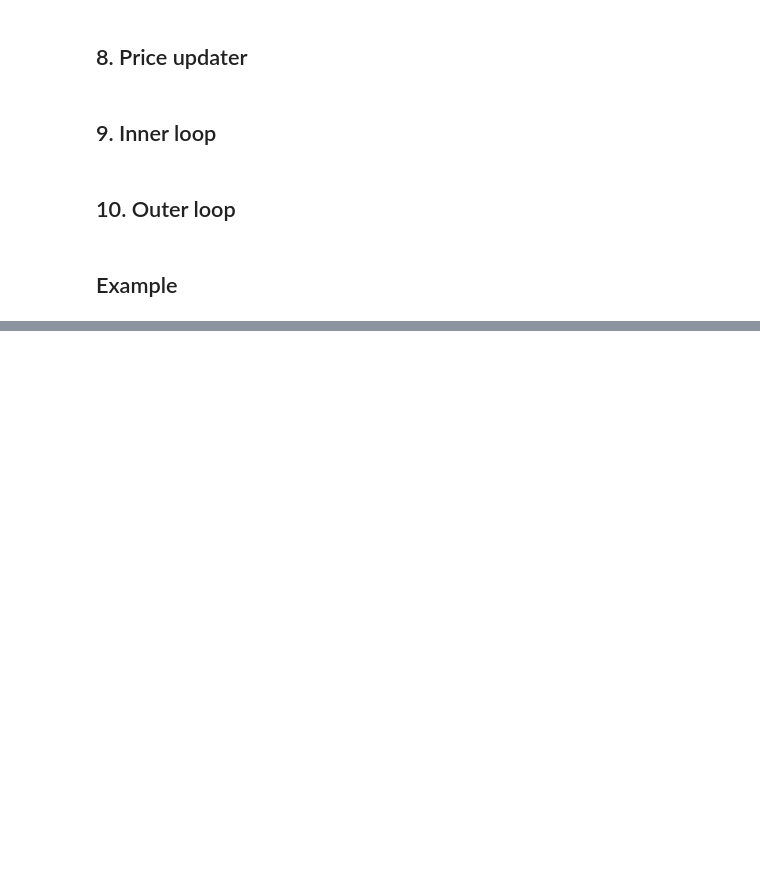
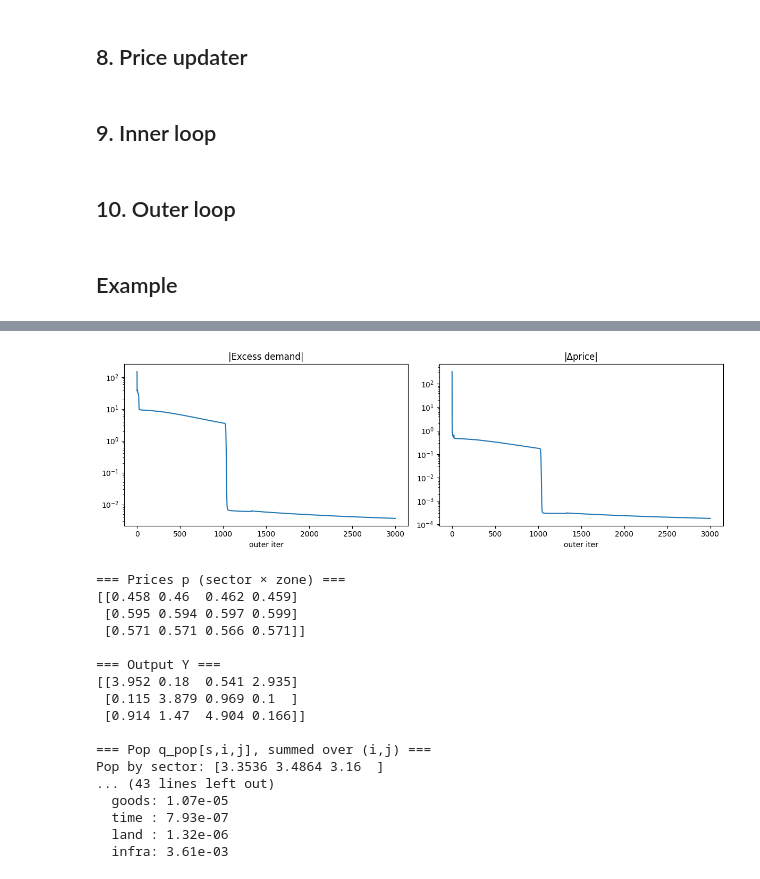
Before and after one commit to JulietteAnglade/optimal_network, a Jupyter notebook: test_optimal_network.ipynb, the cells around one changed output, grey strips where cells are left out. Cells and saved outputs as stored; diff of their text form; code cells hidden in the pictures; blank space fills up the shorter version.

Commit message:
good tests

```diff
--- a/test_optimal_network.ipynb
+++ b/test_optimal_network.ipynb
@@ -255,6 +321,7 @@ class ModelState:
 
     c: np.ndarray                                 # consumption, shape (S, S, I, J)
     l_res: np.ndarray                             # residential land, shape (S, I, J)
+    f : np.ndarray                                # leisure time, shape (S, I, J)
 
 
     # ---- Flows (inner loop) ----
@@ -719,15 +822,15 @@ class InnerLoopSolver:
         self.transport_block = transport_block
         self.logger = ConvergenceLoggerInner()
 
-    def solve(self, state, params):
-        for t in range(params.T_inner):
+    def solve(self, state, params, hyperparams, t_outer):
+        for t in range(hyperparams.T_inner):
             Q_hat_old = state.Q_hat.copy()
             gamma_old = state.gamma.copy()
-            self.transport_block.solve(state, params)
+            self.transport_block.solve(state, params, hyperparams, t_outer * hyperparams.T_inner + t)
             dQ = np.linalg.norm(state.Q_hat - Q_hat_old)
             dg = np.linalg.norm(state.gamma - gamma_old)
             self.logger.log(dQ, dg)
-            if dQ < params.tol_inner and dg < params.tol_inner:
+            if dQ < hyperparams.tol_inner and dg < hyperparams.tol_inner:
                 break
 # %% [markdown]
 ## 10. Outer loop
@@ -960,0 +1774,8 @@ Final Q_ship   :
+# %%
+ed = ExcessDemand()
+pu = PriceUpdater(ed)
+solver = UrbanModelSolver(
+    HouseholdBlock(), ProductionBlock(), TransportBlock(),
+    InfrastructureBlock(), ed, pu,
+)
+final_state = solver.solve(state0, params, hyperparams)
@@ -960,0 +1800,60 @@ Final Q_ship   :
+# %%
+# convergence
+hist_ed = solver.logger.history['excess_demand']
+hist_dp = solver.logger.history['price_changes']
+fig, ax = plt.subplots(1, 2, figsize=(12, 4))
+ax[0].semilogy(hist_ed); ax[0].set_title('|Excess demand|'); ax[0].set_xlabel('outer iter')
+ax[1].semilogy(hist_dp); ax[1].set_title('|Δprice|');         ax[1].set_xlabel('outer iter')
+plt.tight_layout(); plt.show()
+
+# economic structure
+zones    = ['Z0(W-agri)', 'Z1(E-manuf)', 'Z2(S-srv)', 'Z3(remote)', 'Z4(N-srv)']
+sectors  = ['agri', 'manuf', 'srv']
+
+print("\n=== Prices p (sector × zone) ===")
+print(np.array2string(final_state.p, precision=3))
+
+print("\n=== Output Y ===");       print(np.array2string(final_state.Y, precision=3))
+print("\n=== Pop q_pop[s,i,j], summed over (i,j) ===")
+print("Pop by sector:", final_state.q_pop.sum(axis=(1,2)))
+print("Pop by residence i =", final_state.q_pop.sum(axis=(0,2)))
+print("Pop by workplace j =", final_state.q_pop.sum(axis=(0,1)))
+
+print("\n=== Trade matrix (sector 0: agri shipments) ===")
+print(np.array2string(final_state.Q_ship[0], precision=3))
+print("=== Trade matrix (sector 1: manuf shipments) ===")
+print(np.array2string(final_state.Q_ship[1], precision=3))
+print("=== Trade matrix (sector 2: services shipments) ===")
+print(np.array2string(final_state.Q_ship[2], precision=3))
+
+print("\n=== Wages w ===:", final_state.w)
+print("=== Rents r ===:", final_state.r)
+print(f"=== Infra budget: Σκ·I = {(network.kappa * final_state.I_infra).sum():.3f}, K = {params.K}")
+print("=== I_infra per edge ===")
+for e, (a,b) in enumerate(edge_list):
+    print(f"  edge ({a},{b}): I={final_state.I_infra[e]:.2f}, γ={final_state.gamma[e]:.3f}")
+
+print("\n=== max |ED| per market ===")
+print(f"  goods: {np.abs(ed.ED_goods).max():.2e}")
+print(f"  time : {np.abs(ed.ED_time).max():.2e}")
+print(f"  land : {np.abs(ed.ED_land).max():.2e}")
+print(f"  infra: {abs(ed.ED_infra):.2e}")
+# %% [output]
+[figure, added]
+=== Prices p (sector × zone) ===
+[[0.458 0.46  0.462 0.459]
+ [0.595 0.594 0.597 0.599]
+ [0.571 0.571 0.566 0.571]]
+
+=== Output Y ===
+[[3.952 0.18  0.541 2.935]
+ [0.115 3.879 0.969 0.1  ]
+ [0.914 1.47  4.904 0.166]]
+
+=== Pop q_pop[s,i,j], summed over (i,j) ===
+Pop by sector: [3.3536 3.4864 3.16  ]
+... (43 lines left out)
+  goods: 1.07e-05
+  time : 7.93e-07
+  land : 1.32e-06
+  infra: 3.61e-03
```
Also changed, not shown: parts of 38 cells of this notebook, 1 other file.
